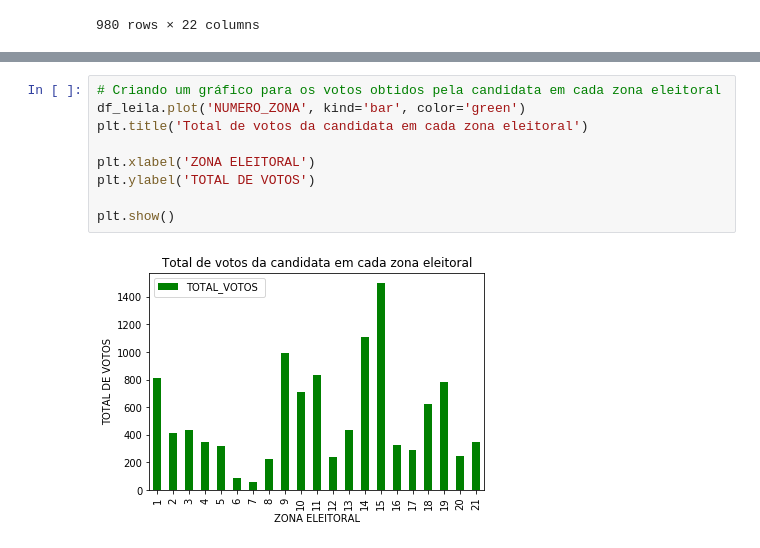
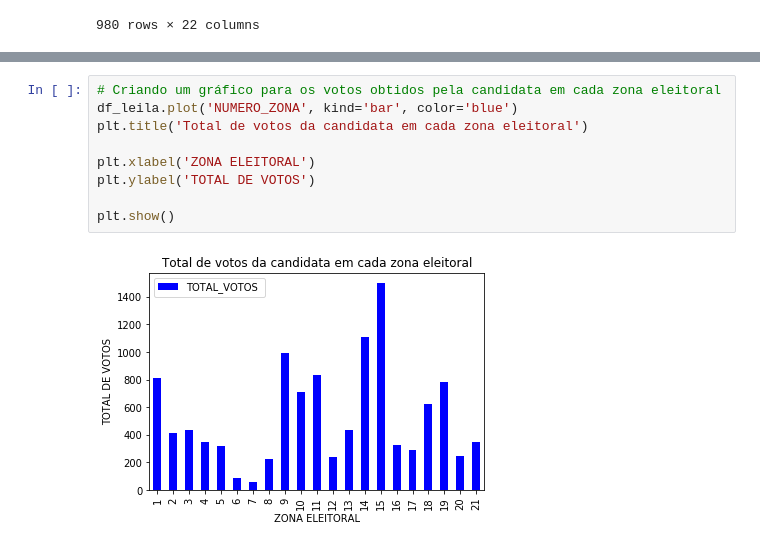
Before and after one commit to 13yurimiguel/analise-dados-eleitorais, a Jupyter notebook: analise_dados_eleitorais.ipynb, the cells around one changed output, grey strips where cells are left out. Saved outputs shown, nothing was run; the diff lists cells and outputs as text.

```diff
--- a/analise_dados_eleitorais.ipynb
+++ b/analise_dados_eleitorais.ipynb
@@ -145,11 +305,11 @@ df_leila.head(21)
 # %%
 # Criando um gráfico para os votos obtidos pela candidata em cada zona eleitoral
-df_leila.plot('NUMERO_ZONA', kind='bar', color='green')
+df_leila.plot('NUMERO_ZONA', kind='bar', color='blue')
 plt.title('Total de votos da candidata em cada zona eleitoral')
 
 plt.xlabel('ZONA ELEITORAL')
 plt.ylabel('TOTAL DE VOTOS')
 
 plt.show()
 # %% [output]
-[figure, old version]
+[figure, new version]
```
Also changed, not shown: parts of 17 cells of this notebook.
